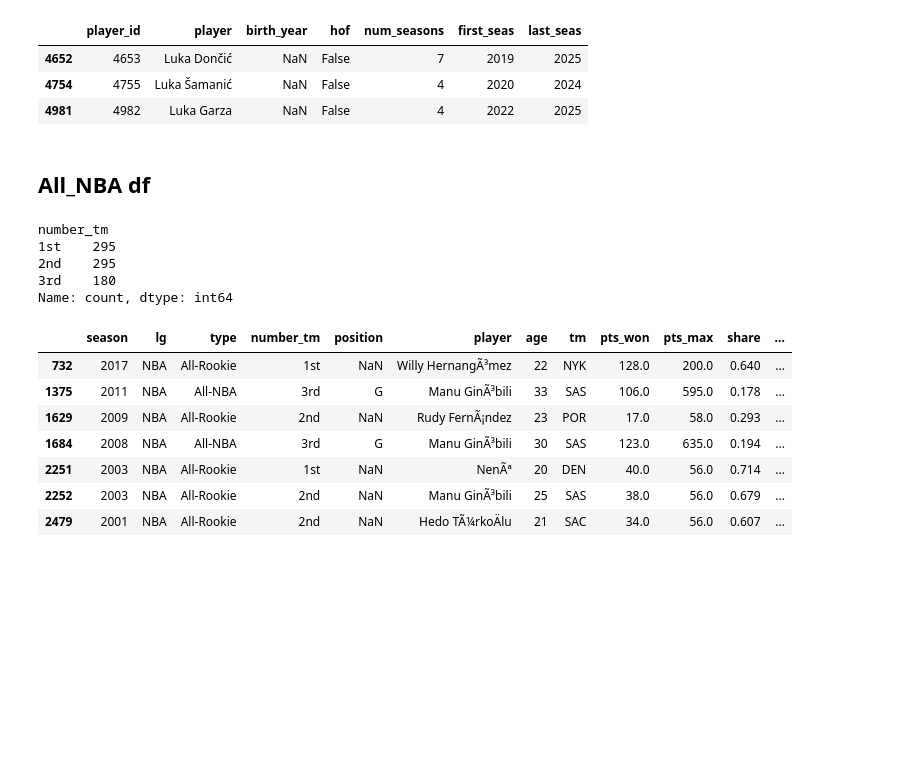
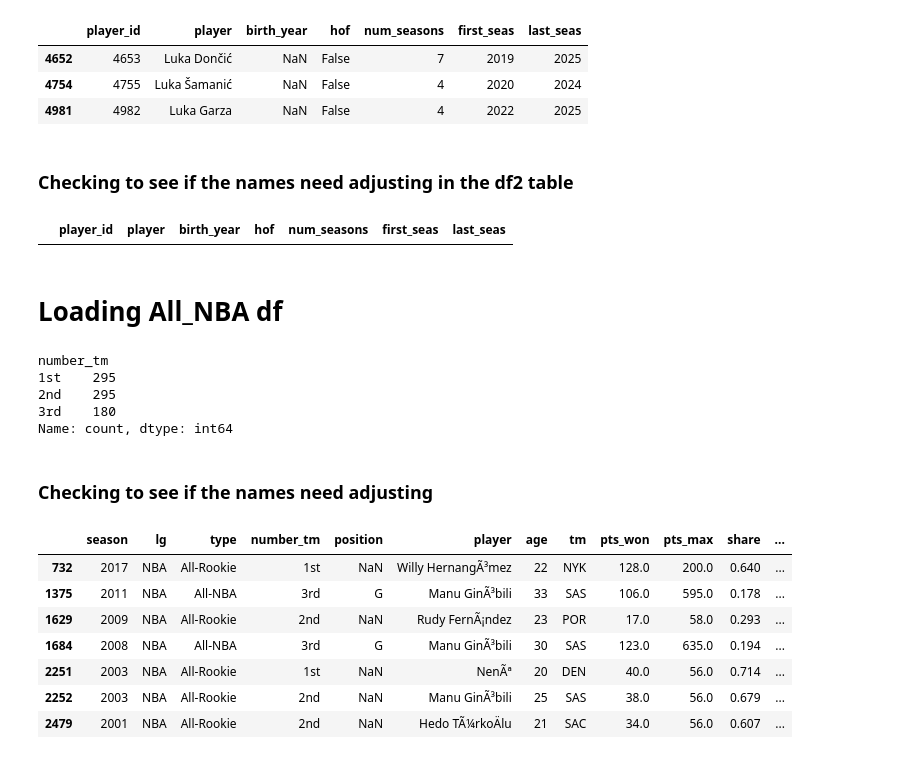
Before and after one commit to balleromair12/NBA-Player-Analytics-Power-BI-Dashboard, a Jupyter notebook: nba_datacleaning.ipynb, the cells around one changed output. Cells and saved outputs as stored; diff of their text form; code cells hidden in the pictures; blank space fills up the shorter version.

```diff
--- a/nba_datacleaning.ipynb
+++ b/nba_datacleaning.ipynb
@@ -31,8 +35,19 @@ df2[df2['player'].str.contains('Luka')]
 | 4652 | 4653 | Luka Dončić | NaN | False | 7 | 2019 | 2025 |
 | 4754 | 4755 | Luka Šamanić | NaN | False | 4 | 2020 | 2024 |
 | 4981 | 4982 | Luka Garza | NaN | False | 4 | 2022 | 2025 |
+# %% [markdown]
+### Checking to see if the names need adjusting in the df2 table
+# %%
+import re
+
+# Example regex for mojibake-like sequences (adjust as needed)
+mojibake_pattern = re.compile(r'[Ã©Ã¡Ã³Ã±Ã§]')  # characters common in mojibake
+
+df2[df2['player'].str.contains(mojibake_pattern)]
+# %% [output]
+|  | player_id | player | birth_year | hof | num_seasons | first_seas | last_seas |
 # %% [markdown]
-## All_NBA df
+# Loading All_NBA df
 # %%
 all_nba = pd.read_csv("C:/Users/omair/Downloads/archive (5)/End of Season Teams (Voting).csv", encoding='latin1')
 all_nba = all_nba[all_nba['number_tm'] != 'ORV']
@@ -51,6 +66,8 @@ number_tm
 2nd    295
 3rd    180
 Name: count, dtype: int64
+# %% [markdown]
+### Checking to see if the names need adjusting
 # %%
 import re
 
```
Also changed, not shown: parts of 15 cells of this notebook.
